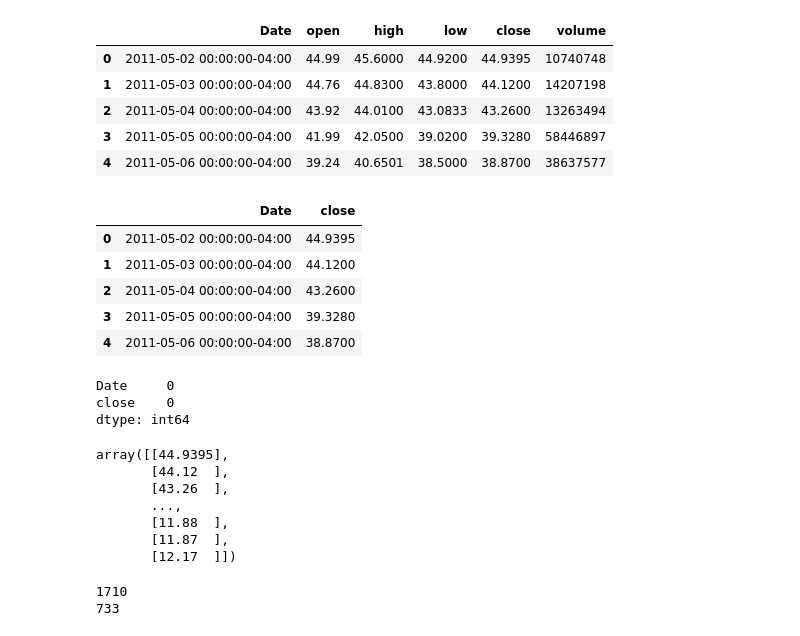
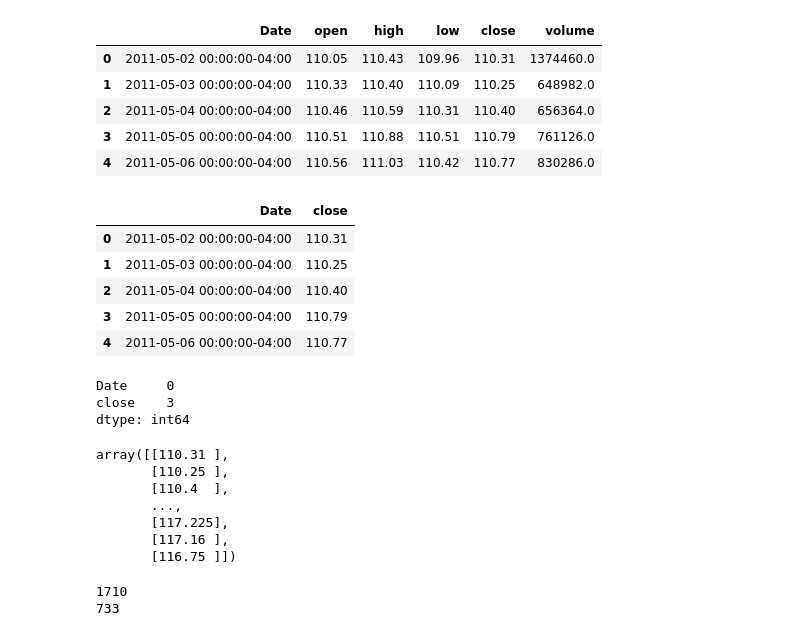
Before and after one commit to ummearusha/Insuring_Insurance_Payments, a Jupyter notebook: price_predictor_jb.ipynb, the cells around one changed output. Cells and saved outputs as stored; diff of their text form; code cells hidden in the pictures.

```diff
--- a/price_predictor_jb.ipynb
+++ b/price_predictor_jb.ipynb
@@ -20,33 +20,33 @@ from pathlib import Path
 import plotly.graph_objs as go
 # %%
 #Importing CSV
-csvpath = Path("Resources/USO.csv")
+csvpath = Path("Resources/LQD.csv")
 ETF = pd.read_csv(csvpath)
 ETF.head()
 # %% [output]
 |  | Date | open | high | low | close | volume |
-| 0 | 2011-05-02 00:00:00-04:00 | 44.99 | 45.6000 | 44.9200 | 44.9395 | 10740748 |
-| 1 | 2011-05-03 00:00:00-04:00 | 44.76 | 44.8300 | 43.8000 | 44.1200 | 14207198 |
-| 2 | 2011-05-04 00:00:00-04:00 | 43.92 | 44.0100 | 43.0833 | 43.2600 | 13263494 |
-| 3 | 2011-05-05 00:00:00-04:00 | 41.99 | 42.0500 | 39.0200 | 39.3280 | 58446897 |
-| 4 | 2011-05-06 00:00:00-04:00 | 39.24 | 40.6501 | 38.5000 | 38.8700 | 38637577 |
+| 0 | 2011-05-02 00:00:00-04:00 | 110.05 | 110.43 | 109.96 | 110.31 | 1374460.0 |
+| 1 | 2011-05-03 00:00:00-04:00 | 110.33 | 110.40 | 110.09 | 110.25 | 648982.0 |
+| 2 | 2011-05-04 00:00:00-04:00 | 110.46 | 110.59 | 110.31 | 110.40 | 656364.0 |
+| 3 | 2011-05-05 00:00:00-04:00 | 110.51 | 110.88 | 110.51 | 110.79 | 761126.0 |
+| 4 | 2011-05-06 00:00:00-04:00 | 110.56 | 111.03 | 110.42 | 110.77 | 830286.0 |
 # %%
 # Removing all columns but close_price
 ETF.drop(columns=['open', 'high', 'low', 'volume'], inplace=True)
 ETF.head()
 # %% [output]
 |  | Date | close |
-| 0 | 2011-05-02 00:00:00-04:00 | 44.9395 |
-| 1 | 2011-05-03 00:00:00-04:00 | 44.1200 |
-| 2 | 2011-05-04 00:00:00-04:00 | 43.2600 |
-| 3 | 2011-05-05 00:00:00-04:00 | 39.3280 |
-| 4 | 2011-05-06 00:00:00-04:00 | 38.8700 |
+| 0 | 2011-05-02 00:00:00-04:00 | 110.31 |
+| 1 | 2011-05-03 00:00:00-04:00 | 110.25 |
+| 2 | 2011-05-04 00:00:00-04:00 | 110.40 |
+| 3 | 2011-05-05 00:00:00-04:00 | 110.79 |
+| 4 | 2011-05-06 00:00:00-04:00 | 110.77 |
 # %%
 #Checking For Nulls
 ETF.isnull().sum()
 # %% [output]
 Date     0
-close    0
+close    3
 dtype: int64
 # %%
 #Establishing test and train data for Closing price as well as the Date
@@ -60,13 +60,13 @@ close_train = close_data[:split]
 close_test = close_data[split:]
 close_train
 # %% [output]
-array([[44.9395],
-       [44.12  ],
-       [43.26  ],
+array([[110.31 ],
+       [110.25 ],
+       [110.4  ],
        ...,
-       [11.88  ],
-       [11.87  ],
-       [12.17  ]])
+       [117.225],
+       [117.16 ],
+       [116.75 ]])
 # %%
 date_data = ETF['Date']
 date_train = ETF['Date'][:split]
```
Also changed, not shown: parts of 7 cells of this notebook, 2 other files.
